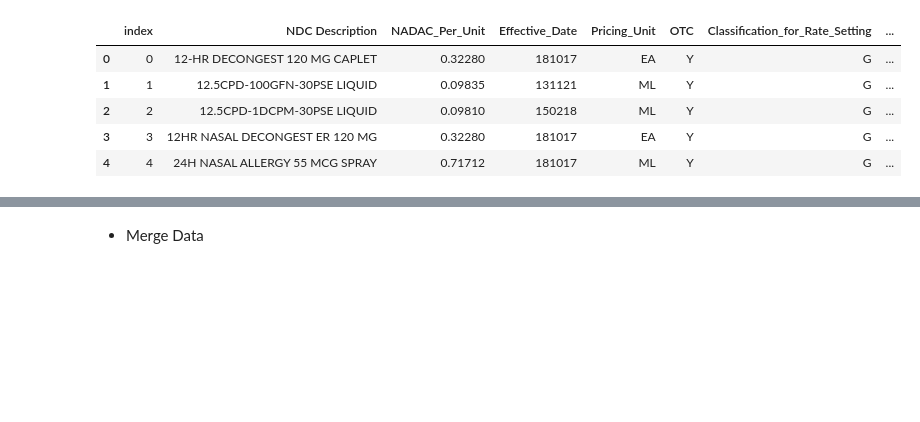
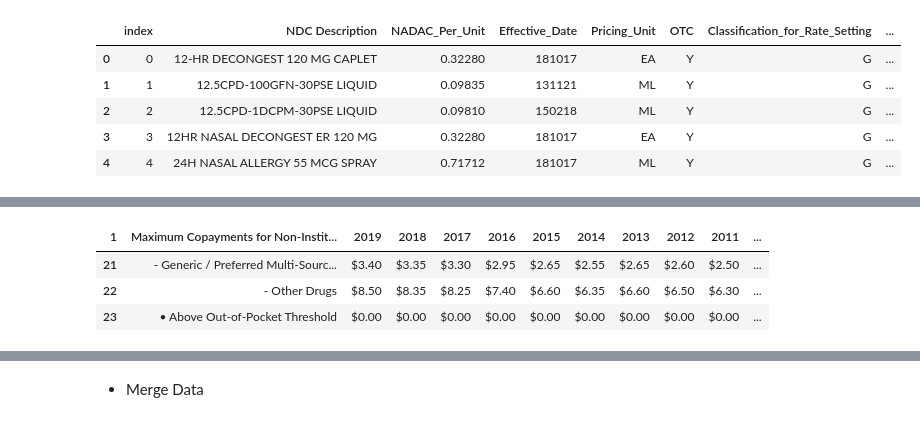
Before and after one commit to kychien/Part_D_RX_ETL, a Jupyter notebook: RX_ETL.ipynb, the cells around one changed output, grey strips where cells are left out. Drawn from its saved outputs; the diff is of its cells as text; code cells hidden in the pictures; blank space fills up the shorter version.

```diff
--- a/RX_ETL.ipynb
+++ b/RX_ETL.ipynb
@@ -379 +416,12 @@ partial_subsidy
+# %%
+institution_over100 = q1_raw_df.iloc[21:24]
+col_lbl = q1_raw_df.iloc[1]
+col_lbl[0] = q1_raw_df.iloc[13,0] + " " +  q1_raw_df.iloc[19,0]
+institution_over100.columns = col_lbl
+institution_over100
+# %% [output]
+| 1 | Maximum Copayments for Non-Instit... | 2019 | 2018 | 2017 | 2016 | 2015 | 2014 | 2013 | 2012 | 2011 | ... |
+| 21 | - Generic / Preferred Multi-Sourc... | $3.40 | $3.35 | $3.30 | $2.95 | $2.65 | $2.55 | $2.65 | $2.60 | $2.50 | ... |
+| 22 | - Other Drugs | $8.50 | $8.35 | $8.25 | $7.40 | $6.60 | $6.35 | $6.60 | $6.50 | $6.30 | ... |
+| 23 | • Above Out-of-Pocket Threshold | $0.00 | $0.00 | $0.00 | $0.00 | $0.00 | $0.00 | $0.00 | $0.00 | $0.00 | ... |
 # %%
```
Also changed, not shown: parts of 22 cells of this notebook.
